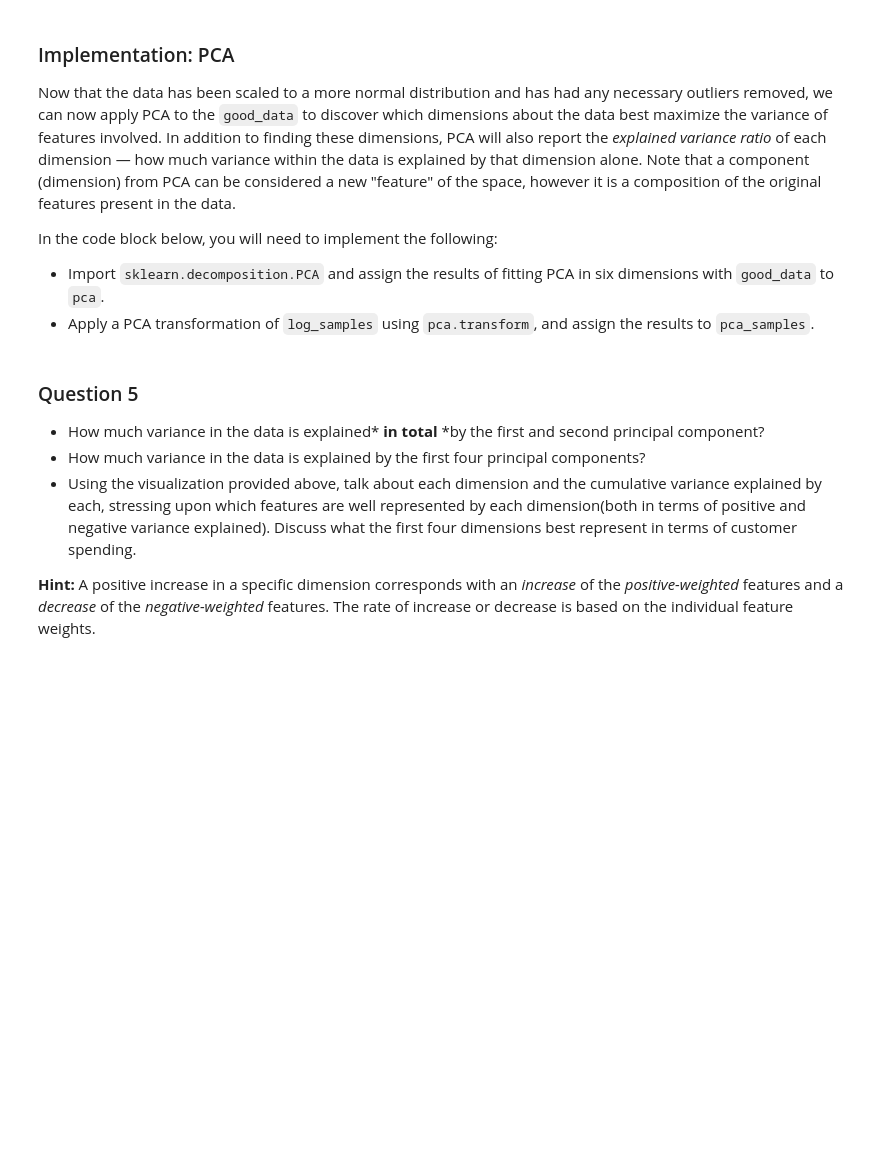
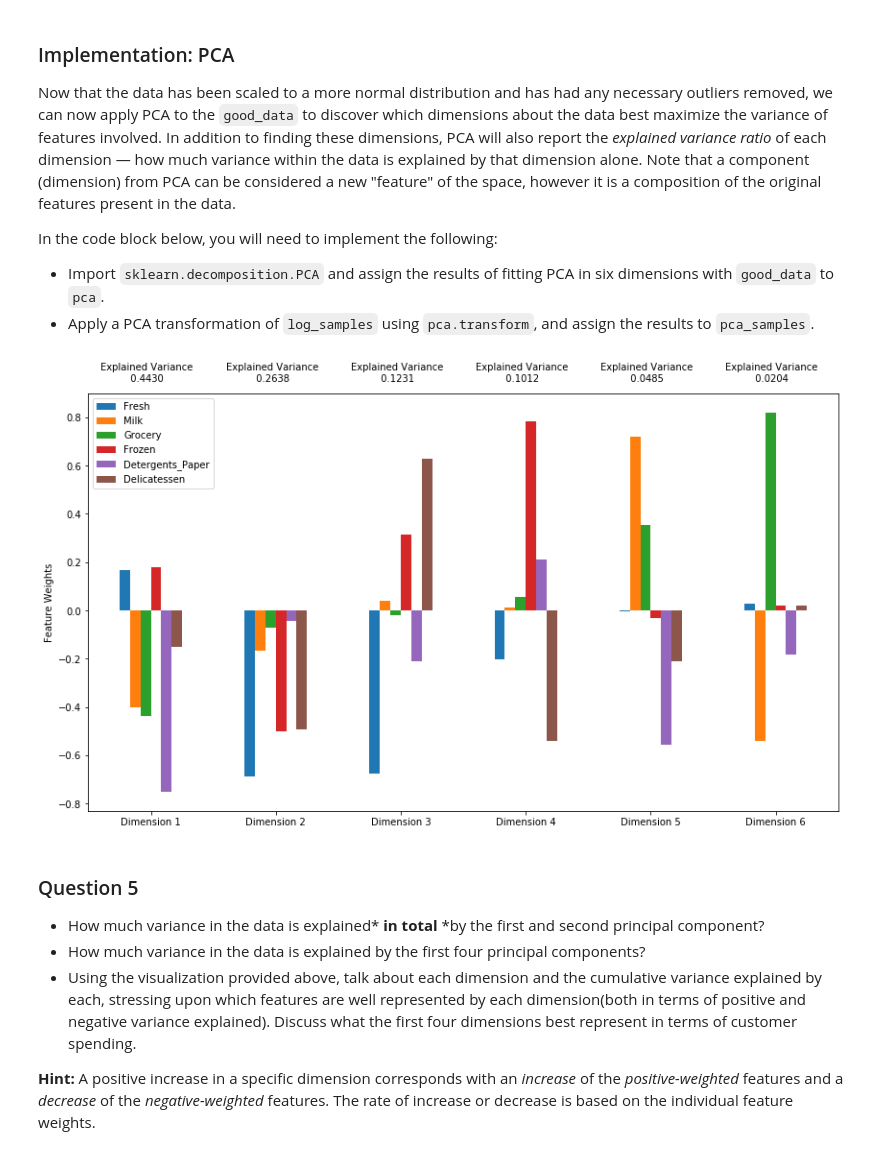
Before and after one commit to adrifmonte/customer-segments, a Jupyter notebook: customer_segments.ipynb, the cells around one changed output. Drawn from its saved outputs; the diff is of its cells as text; code cells hidden in the pictures; blank space fills up the shorter version.

```diff
--- a/customer_segments.ipynb
+++ b/customer_segments.ipynb
@@ -390,14 +390,19 @@ In the code block below, you will need to implement the following:
  - Import `sklearn.decomposition.PCA` and assign the results of fitting PCA in six dimensions with `good_data` to `pca`.
  - Apply a PCA transformation of `log_samples` using `pca.transform`, and assign the results to `pca_samples`.
 # %%
+from sklearn.decomposition import PCA
+pca_instance = PCA(random_state=42)
+
 # TODO: Apply PCA by fitting the good data with the same number of dimensions as features
-pca = None
+pca = pca_instance.fit(good_data)
 
 # TODO: Transform log_samples using the PCA fit above
-pca_samples = None
+pca_samples = pca.transform(log_samples)
 
 # Generate PCA results plot
 pca_results = vs.pca_results(good_data, pca)
+# %% [output]
+[figure, added]
 # %% [markdown]
 ### Question 5
 
```
